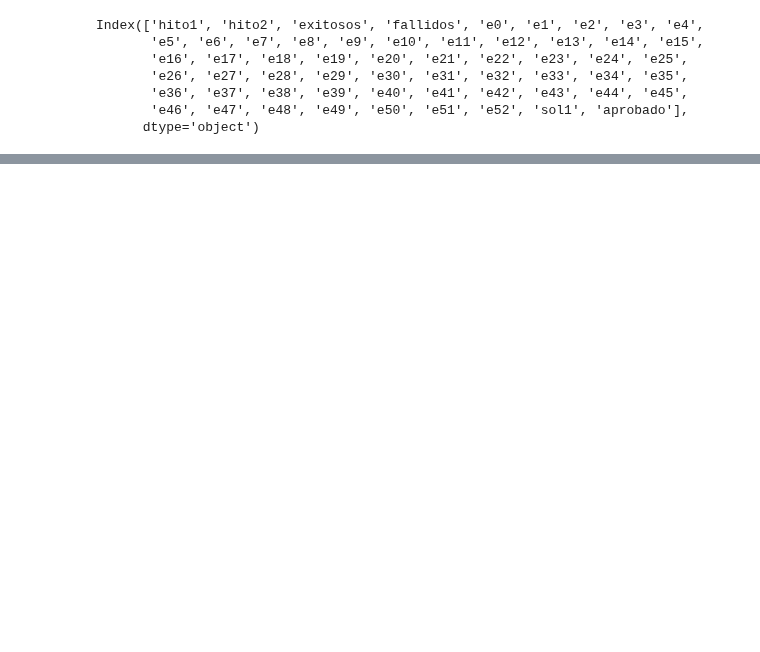
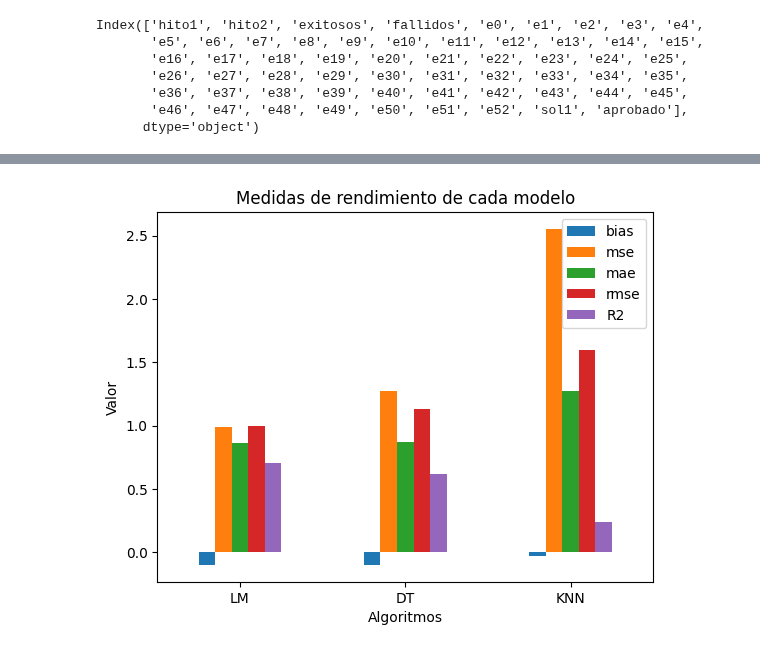
Before and after one commit to tonporaqui/tesis, a Jupyter notebook: jupyter_notebook/notebooks/compara_algoritmos.ipynb, the cells around one changed output, grey strips where cells are left out. Cells and saved outputs as stored; diff of their text form; code cells hidden in the pictures; blank space fills up the shorter version.

```diff
--- a/jupyter_notebook/notebooks/compara_algoritmos.ipynb
+++ b/jupyter_notebook/notebooks/compara_algoritmos.ipynb
@@ -181,0 +279,57 @@ plt.show()
+# %%
+# Dividir los datos en conjuntos de entrenamiento y prueba
+np.random.seed(46)
+train_indices = np.random.choice(df.index, round(0.8 * len(df)), replace=False)
+test_indices = np.setdiff1d(df.index, train_indices)
+dat_train = df.iloc[train_indices]
+dat_test = df.iloc[test_indices]
+
+# Regresión Lineal Múltiple
+lm_model = LinearRegression()
+lm_model.fit(dat_train.drop(columns=["sol1"]), dat_train["sol1"])
+pred_lm = lm_model.predict(dat_test.drop(columns=["sol1"]))
+val_lm = {"bias": np.mean(pred_lm - dat_test["sol1"]),
+          "mse": mean_squared_error(dat_test["sol1"], pred_lm),
+          "mae": mean_absolute_error(dat_test["sol1"], pred_lm),
+          "rmse": np.sqrt(mean_squared_error(dat_test["sol1"], pred_lm)),
+          "R2": r2_score(dat_test["sol1"], pred_lm)}
+
+# Árbol de decisión
+dt_model = DecisionTreeRegressor()
+dt_model.fit(dat_train.drop(columns=["sol1"]), dat_train["sol1"])
+pred_dt = dt_model.predict(dat_test.drop(columns=["sol1"]))
+val_dt = {"bias": np.mean(pred_dt - dat_test["sol1"]),
+          "mse": mean_squared_error(dat_test["sol1"], pred_dt),
+          "mae": mean_absolute_error(dat_test["sol1"], pred_dt),
+          "rmse": np.sqrt(mean_squared_error(dat_test["sol1"], pred_dt)),
+          "R2": r2_score(dat_test["sol1"], pred_dt)}
+
+# K-Vecinos más cercanos
+knn_model = KNeighborsRegressor()
+knn_model.fit(dat_train.drop(columns=["sol1"]), dat_train["sol1"])
+pred_knn = knn_model.predict(dat_test.drop(columns=["sol1"]))
+val_knn = {"bias": np.mean(pred_knn - dat_test["sol1"]),
+           "mse": mean_squared_error(dat_test["sol1"], pred_knn),
+           "mae": mean_absolute_error(dat_test["sol1"], pred_knn),
+           "rmse": np.sqrt(mean_squared_error(dat_test["sol1"], pred_knn)),
+           "R2": r2_score(dat_test["sol1"], pred_knn)}
+
+# Medidas de rendimiento de cada modelo
+all_medR = pd.DataFrame({"Algoritmos": ["LM", "DT", "KNN"],
+                         "bias": [val_lm["bias"], val_dt["bias"], val_knn["bias"]],
+                         "mse": [val_lm["mse"], val_dt["mse"], val_knn["mse"]],
+                         "mae": [val_lm["mae"], val_dt["mae"], val_knn["mae"]],
+                         "rmse": [val_lm["rmse"], val_dt["rmse"], val_knn["rmse"]],
+                         "R2": [val_lm["R2"], val_dt["R2"], val_knn["R2"]]}).set_index("Algoritmos")
+
+# print(all_medR)
+
+# Gráfico de barras de las medidas de rendimiento
+all_medR.plot(kind="bar", rot=0)
+plt.xlabel("Algoritmos")
+plt.ylabel("Valor")
+plt.title("Medidas de rendimiento de cada modelo")
+plt.legend(loc="upper right")
+plt.show()
+# %% [output]
+[figure, added]
```
Also changed, not shown: parts of 12 cells of this notebook.
